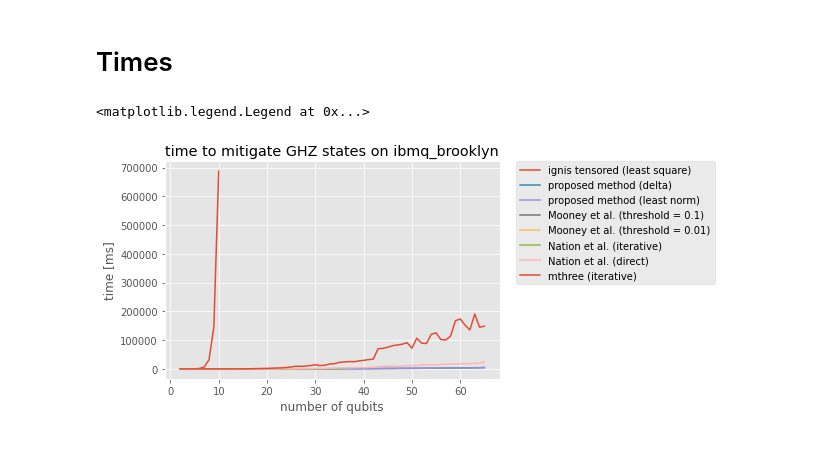
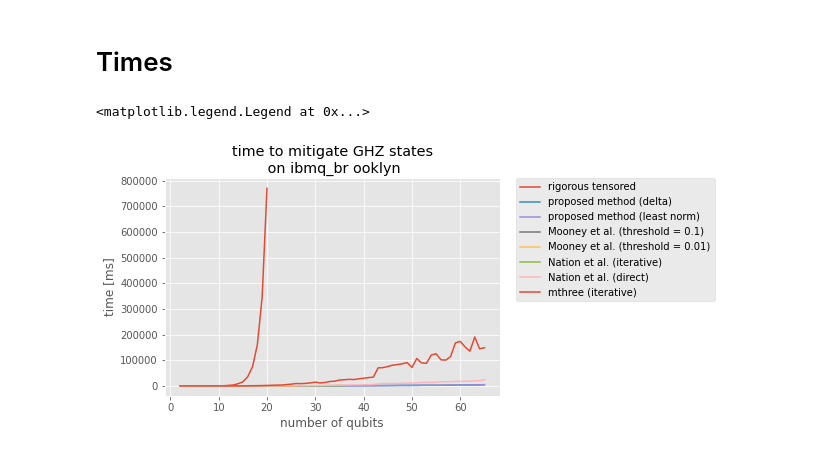
Before and after one commit to BOBO1997/master_thesis, a Jupyter notebook: test_libs_qrem/ghz_states/brooklyn/analysis_times.ipynb, the cells around one changed output. Cells and saved outputs as stored; diff of their text form; code cells hidden in the pictures.

Commit message:
added ignis mitigation result (+lfs initialization)

```diff
--- a/test_libs_qrem/ghz_states/brooklyn/analysis_times.ipynb
+++ b/test_libs_qrem/ghz_states/brooklyn/analysis_times.ipynb
@@ -28,13 +28,14 @@ with open("./pkls/mthree_iterative_mitigator_info.pkl", "rb") as f:
 max_size = 65
 max_length = 64
 ignis_length = len(ignis_mitigator_info)
+ignis_length = 19
 nation_bicgstab_length = len(nation_bicgstab_mitigator_info)
 mooney01_length = len(mooney01_mitigator_info)
 mooney001_length = len(mooney001_mitigator_info)
 # %% [markdown]
 # Times
 # %%
-ignis_total_times = [ignis_mitigator_info[i]["times"]["total"] * 1000 for i in range(ignis_length)]
+ignis_total_times = [ignis_mitigator_info[i]["times"]["total"] for i in range(ignis_length)]
 delta_total_times = [delta_mitigator_info[i]["times"]["total"] for i in range(max_length)]
 lnp_total_times = [lnp_mitigator_info[i]["times"]["total"] for i in range(max_length)]
 mooney01_total_times = [mooney01_mitigator_info[i]["times"]["total"] for i in range(mooney01_length)]
@@ -43,19 +44,20 @@ nation_bicgstab_total_times = [nation_bicgstab_mitigator_info[i]["times"]["total
 nation_lu_total_times = [nation_lu_mitigator_info[i]["times"]["total"] for i in range(max_length)]
 mthree_iterative_total_times = [mthree_iterative_mitigator_info[i]["times"]["total"] * 1000 for i in range(max_length)]
 # %%
+plt.clf()
 plt.style.use('ggplot')
-plt.plot(range(2, ignis_length + 2), ignis_total_times, label="ignis tensored (least square)", color="C0")
+plt.plot(range(2, ignis_length + 2), ignis_total_times, label="rigorous tensored", color="C0")
 plt.plot(range(2, max_length + 2), delta_total_times, label="proposed method (delta)", color="C1")
 plt.plot(range(2, max_length + 2), lnp_total_times, label="proposed method (least norm)", color="C2")
 plt.plot(range(2, mooney01_length + 2), mooney01_total_times, label="Mooney et al. (threshold = 0.1)", color="C3")
 plt.plot(range(2, mooney001_length + 2), mooney01_total_times, label="Mooney et al. (threshold = 0.01)", color="C4")
 plt.plot(range(2, nation_bicgstab_length + 2), nation_bicgstab_total_times, label="Nation et al. (iterative)", color="C5")
 plt.plot(range(2, max_length + 2), nation_lu_total_times, label="Nation et al. (direct)", color="C6")
 plt.plot(range(2, max_length + 2), mthree_iterative_total_times, label="mthree (iterative)", color="C7")
 plt.xlabel("number of qubits")
 plt.ylabel("time [ms]")
-plt.title("time to mitigate GHZ states on ibmq_brooklyn")
+plt.title("time to mitigate GHZ states\n on ibmq_br ooklyn")
 plt.legend(bbox_to_anchor=(1.05, 1), loc='upper left', borderaxespad=0)
 # %% [output]
 <matplotlib.legend.Legend at 0x...>
-[figure, old version]
+[figure, new version]
```
Also changed, not shown: parts of 4 cells of this notebook, 4 other files.
